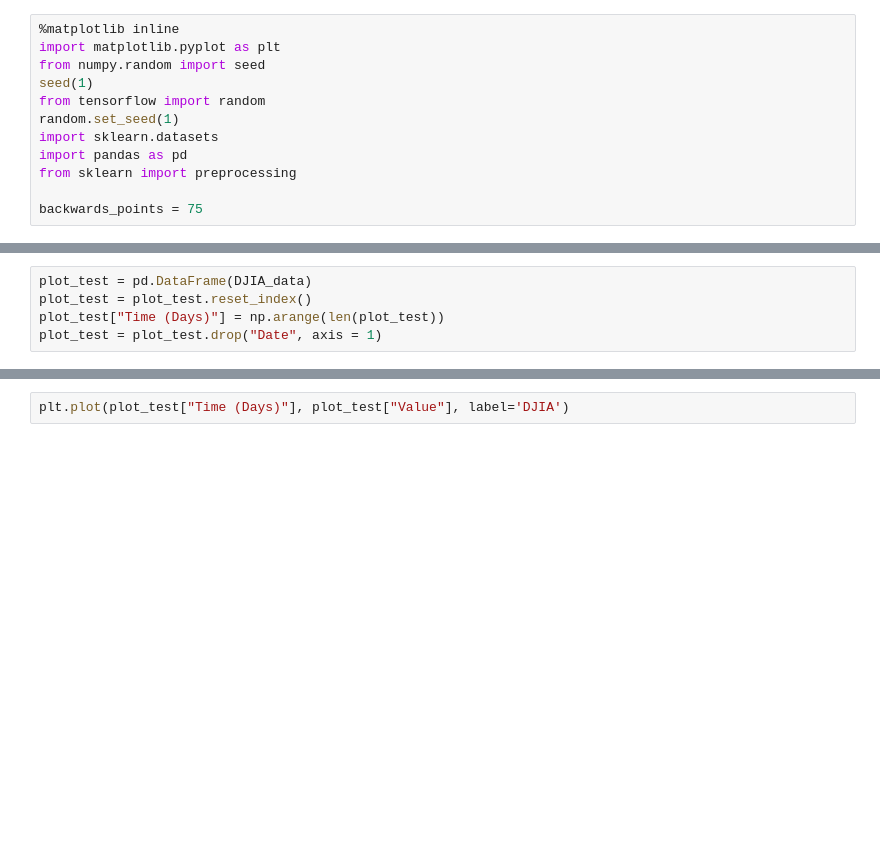
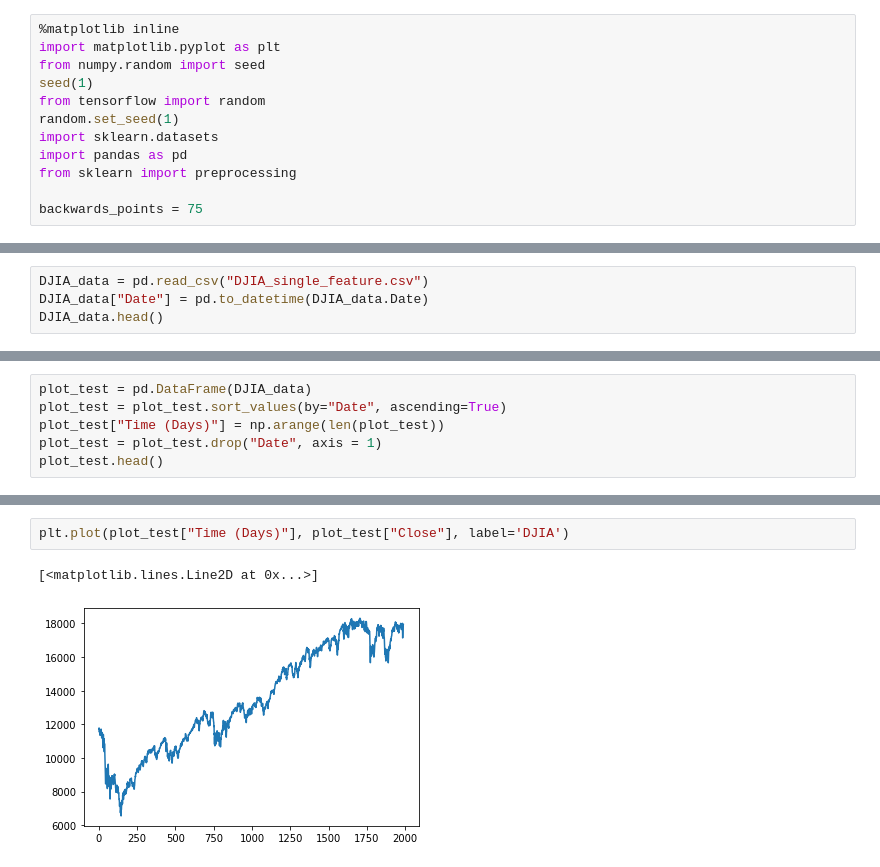
Before and after one commit to micahvandersteen/project-3-team-ifrit, a Jupyter notebook: NN_Stock/DJIA_NN.ipynb, the cells around one changed output, grey strips where cells are left out. Cells and saved outputs as stored; diff of their text form; blank space fills up the shorter version.

```diff
--- a/NN_Stock/DJIA_NN.ipynb
+++ b/NN_Stock/DJIA_NN.ipynb
@@ -17,0 +16,4 @@ DJIA_data = quandl.get("BCB/UDJIAD1", start_date="2008-8-8", end_date="2016-7-1"
+# %%
+DJIA_data = pd.read_csv("DJIA_single_feature.csv")
+DJIA_data["Date"] = pd.to_datetime(DJIA_data.Date)
+DJIA_data.head()
@@ -18,5 +27,6 @@ DJIA_data = quandl.get("BCB/UDJIAD1", start_date="2008-8-8", end_date="2016-7-1"
 # %%
 plot_test = pd.DataFrame(DJIA_data)
-plot_test = plot_test.reset_index()
+plot_test = plot_test.sort_values(by="Date", ascending=True)
 plot_test["Time (Days)"] = np.arange(len(plot_test))
 plot_test = plot_test.drop("Date", axis = 1)
+plot_test.head()
@@ -23,3 +40,6 @@ plot_test = plot_test.drop("Date", axis = 1)
 # %%
-plt.plot(plot_test["Time (Days)"], plot_test["Value"], label='DJIA')
+plt.plot(plot_test["Time (Days)"], plot_test["Close"], label='DJIA')
+# %% [output]
+[<matplotlib.lines.Line2D at 0x...>]
+[figure, added]
 # %%
```
Also changed, not shown: parts of 10 cells of this notebook, 3 other files.
